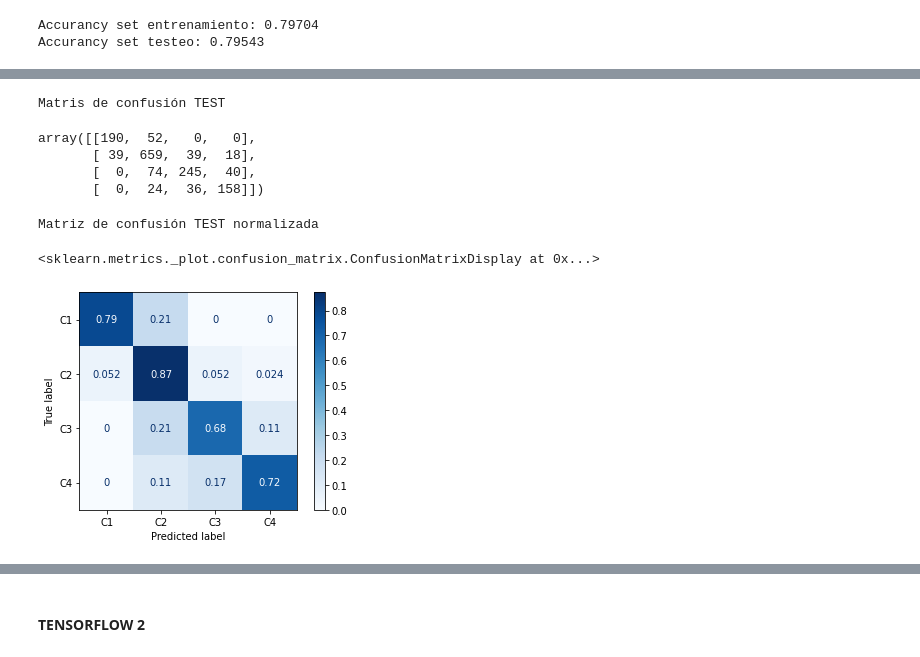
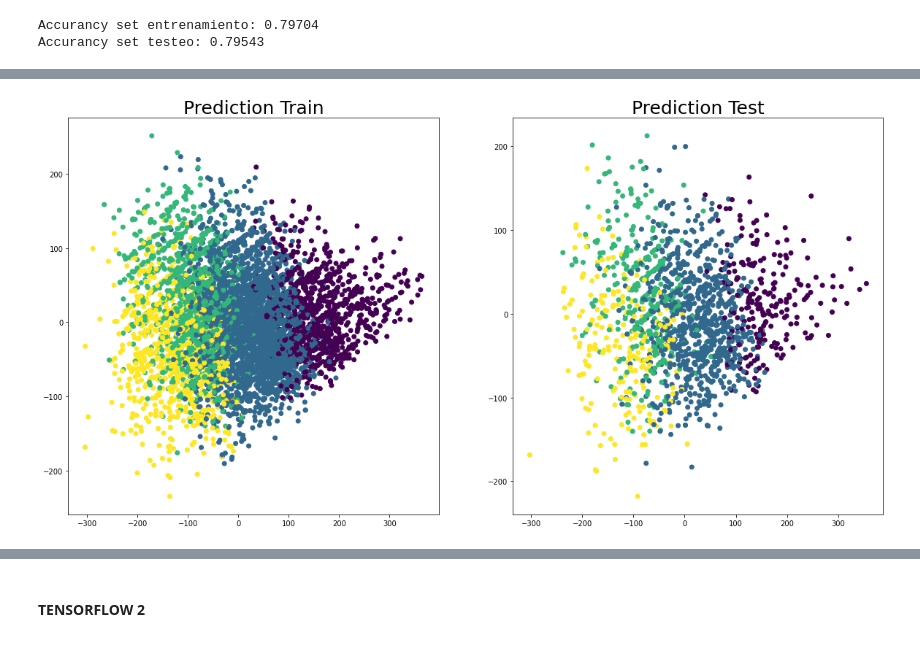
Before and after one commit to joseortegalabra/MLBI, a Jupyter notebook: Tarea1_MLBI_José_Ignacio_Ortega_Labra.ipynb, the cells around one changed output, grey strips where cells are left out. Saved outputs shown, nothing was run; the diff lists cells and outputs as text; code cells hidden in the pictures.

```diff
--- a/Tarea1_MLBI_José_Ignacio_Ortega_Labra.ipynb
+++ b/Tarea1_MLBI_José_Ignacio_Ortega_Labra.ipynb
@@ -254,22 +278,4 @@ plot_confusion_matrix(lr, X_train, y_train,
-# %%
-print('Matris de confusión TEST\n')
-confusion_matrix(y_test, lr.predict(X_test))
-# %% [output]
-Matris de confusión TEST
-array([[190,  52,   0,   0],
-       [ 39, 659,  39,  18],
-       [  0,  74, 245,  40],
-       [  0,  24,  36, 158]])
-# %%
-print('Matriz de confusión TEST normalizada')
-etiqueta_cluster = ['C1', 'C2', 'C3', 'C4']
-#agrandar grafico
-plot_confusion_matrix(lr, X_test, y_test,
-                                 display_labels=etiqueta_cluster,
-                                 cmap=plt.cm.Blues,
-                                 normalize='true')
-#normalizada puede ser true, pred, all, None
-# %% [output]
-Matriz de confusión TEST normalizada
-<sklearn.metrics._plot.confusion_matrix.ConfusionMatrixDisplay at 0x...>
-[figure, removed]
+# %%
+visualize_data2d_train_test(ex1.X_train_2d, y_train_predict, ex1.X_test_2d, y_test_predict, prediction = True)
+# %% [output]
+[figure, added]
```
Also changed, not shown: parts of 114 cells of this notebook.
